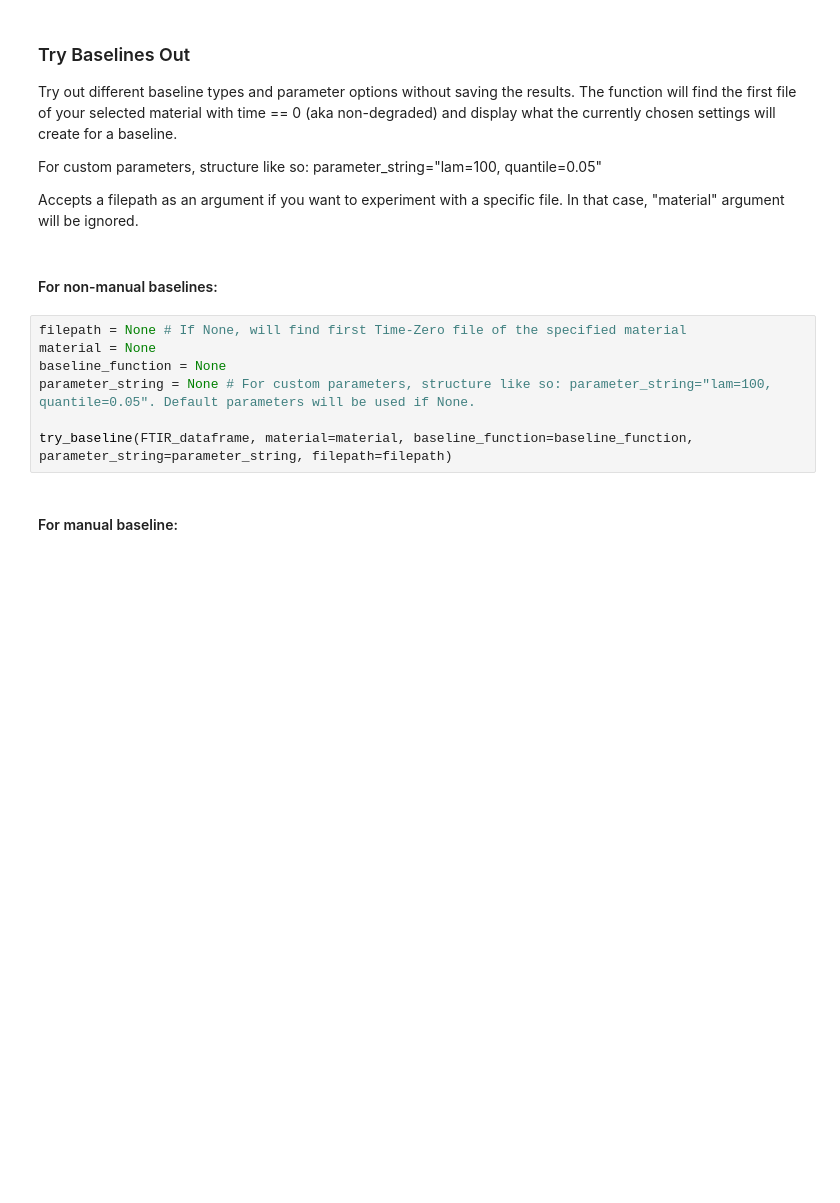
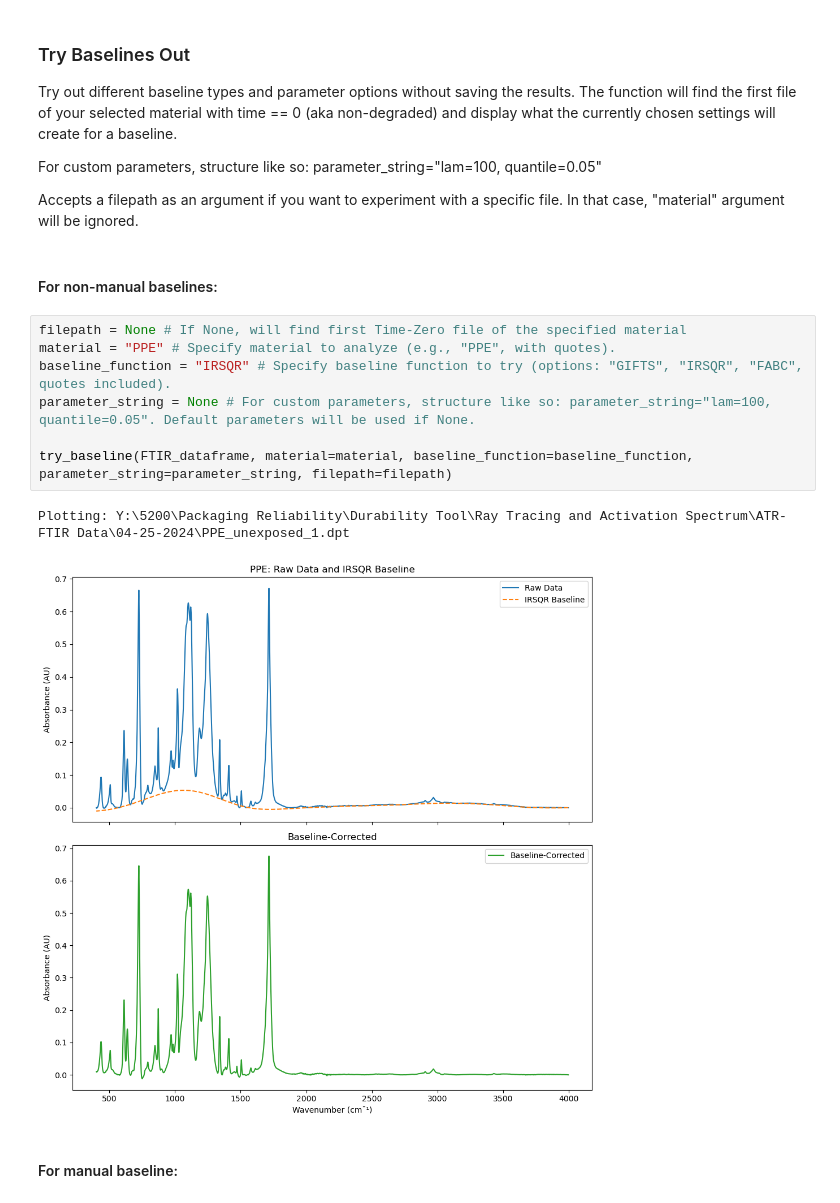
Before and after one commit to Trenton-Wells/FTIR-data-analysis-PV, a Jupyter notebook: Trenton_Project/Main.ipynb, the cells around one changed output. Saved outputs shown, nothing was run; the diff lists cells and outputs as text; blank space fills up the shorter version.

```diff
--- a/Trenton_Project/Main.ipynb
+++ b/Trenton_Project/Main.ipynb
@@ -171,11 +171,14 @@ Accepts a filepath as an argument if you want to experiment with a specific file
 #### For non-manual baselines:
 # %%
 filepath = None # If None, will find first Time-Zero file of the specified material
-material = None
-baseline_function = None
+material = "PPE" # Specify material to analyze (e.g., "PPE", with quotes).
+baseline_function = "IRSQR" # Specify baseline function to try (options: "GIFTS", "IRSQR", "FABC", quotes included).
 parameter_string = None # For custom parameters, structure like so: parameter_string="lam=100, quantile=0.05". Default parameters will be used if None.
 
 try_baseline(FTIR_dataframe, material=material, baseline_function=baseline_function, parameter_string=parameter_string, filepath=filepath)
+# %% [output]
+Plotting: Y:\5200\Packaging Reliability\Durability Tool\Ray Tracing and Activation Spectrum\ATR-FTIR Data\04-25-2024\PPE_unexposed_1.dpt
+[figure, added]
 # %% [markdown]
 #### For manual baseline:
 # %%
```
Also changed, not shown: parts of 6 cells of this notebook, 4 other files.
